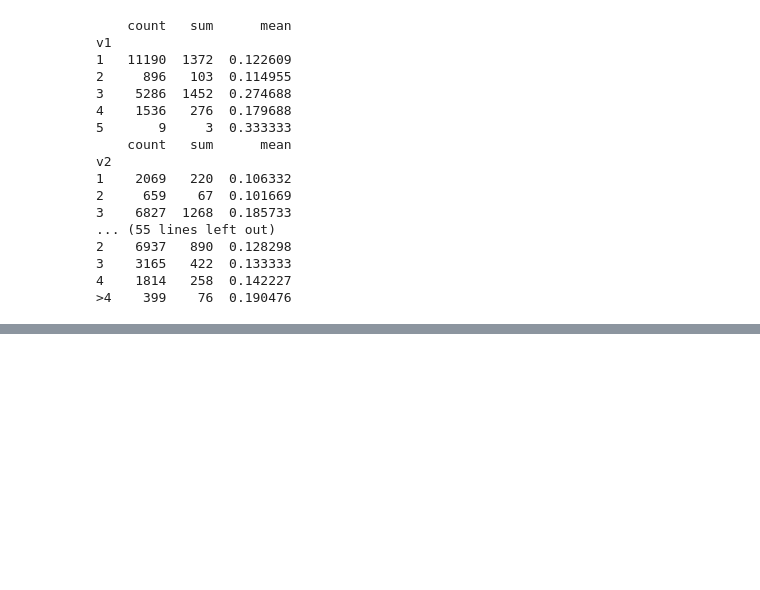
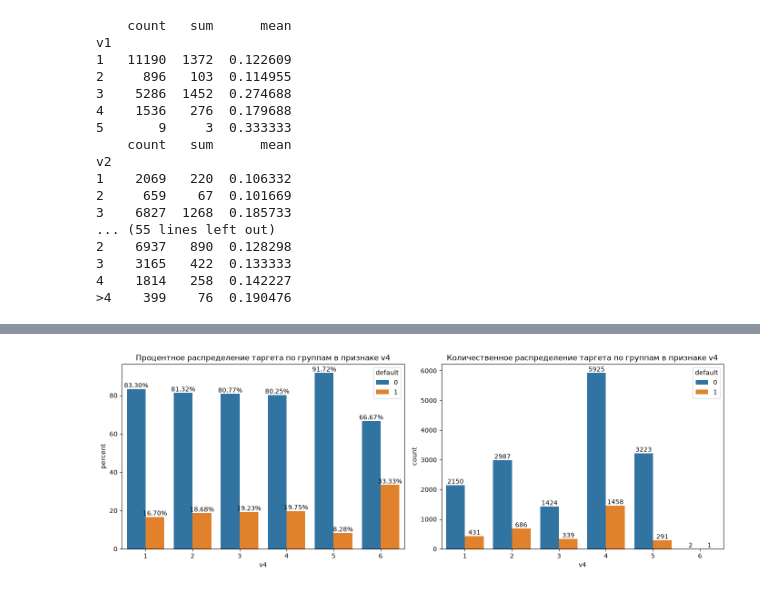
Before and after one commit to IslamDyshoko/credit_risk, a Jupyter notebook: notebooks/01_eda.ipynb, the cells around one changed output, grey strips where cells are left out. Saved outputs shown, nothing was run; the diff lists cells and outputs as text; code cells hidden in the pictures; blank space fills up the shorter version.

```diff
--- a/notebooks/01_eda.ipynb
+++ b/notebooks/01_eda.ipynb
@@ -240,0 +271,4 @@ v2
+# %%
+plot_target_by_category(data=df, feature='v4')
+# %% [output]
+[figure, added]
```
Also changed, not shown: parts of 16 cells of this notebook, 2 other files.
